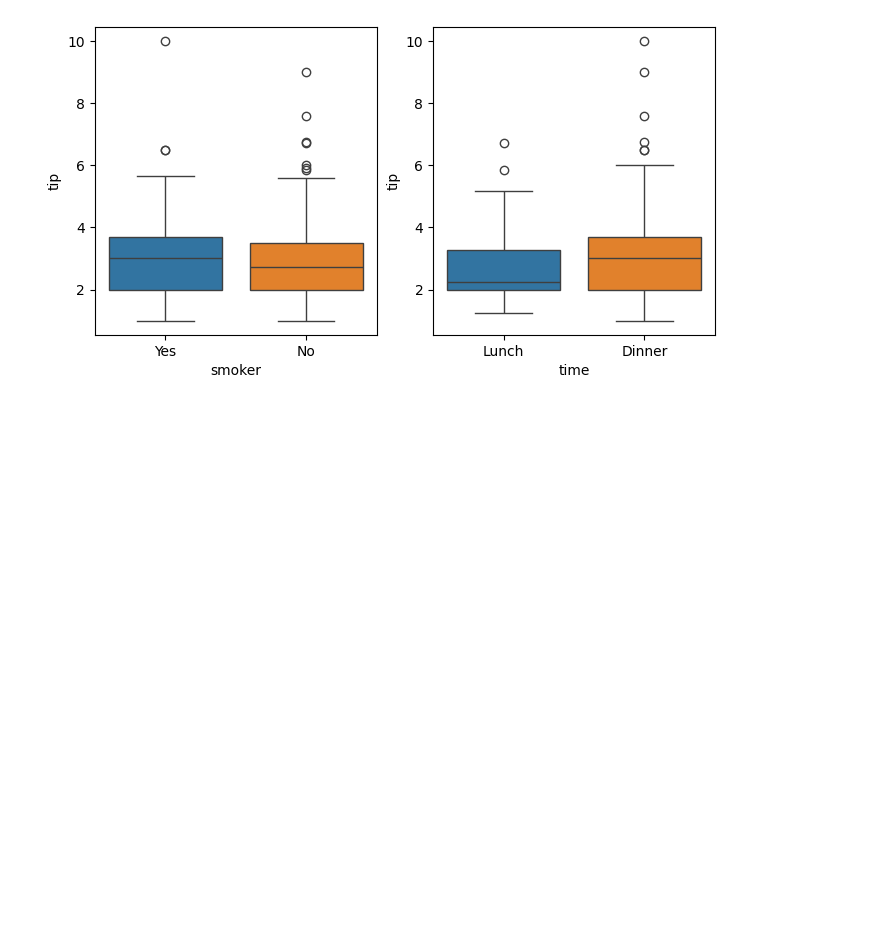
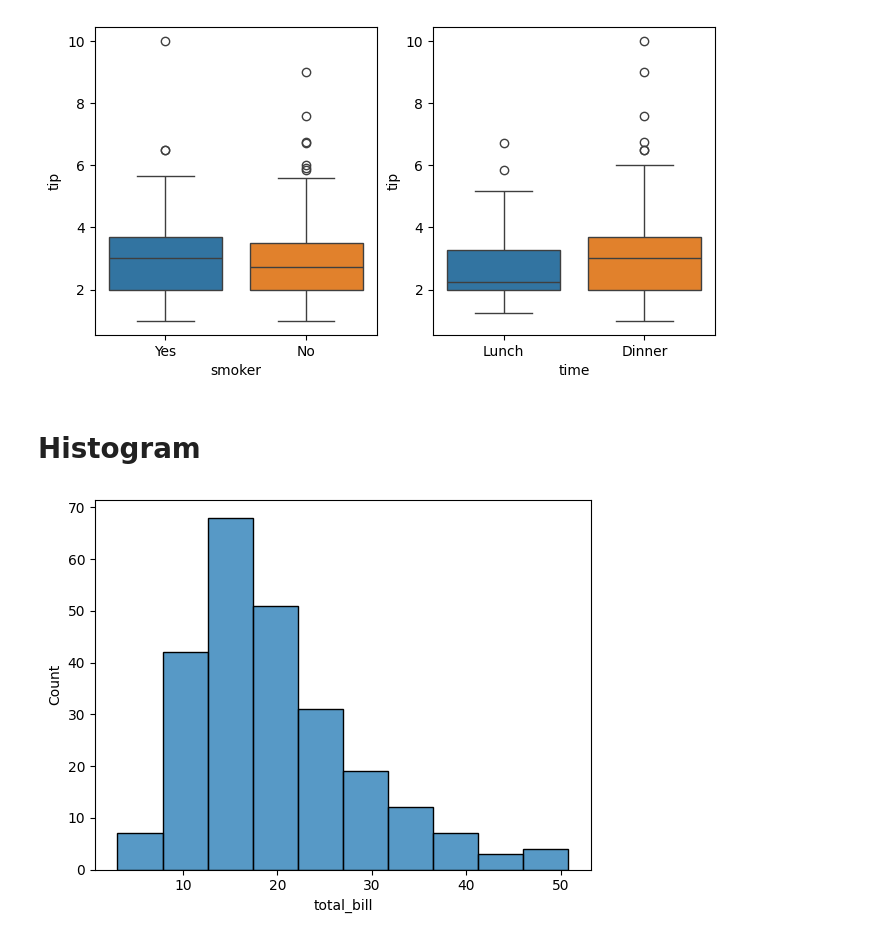
Before and after one commit to JakeOh/202504_itwill_oracle88, a Jupyter notebook: python21.ipynb, the cells around one changed output. Drawn from its saved outputs; the diff is of its cells as text; code cells hidden in the pictures; blank space fills up the shorter version.

Commit message:
seaborn, boxplot, histplot, countplot

```diff
--- a/python21.ipynb
+++ b/python21.ipynb
@@ -85,3 +85,10 @@ sns.boxplot(data=tips, x='time', y='tip', hue='time', ax=axes[1])
 plt.show()
 # %% [output]
 [figure]
+# %% [markdown]
+# Histogram
+# %%
+sns.histplot(data=tips, x='total_bill', bins=10)
+plt.show()
+# %% [output]
+[figure, added]
```
Also changed, not shown: parts of 13 cells of this notebook.
